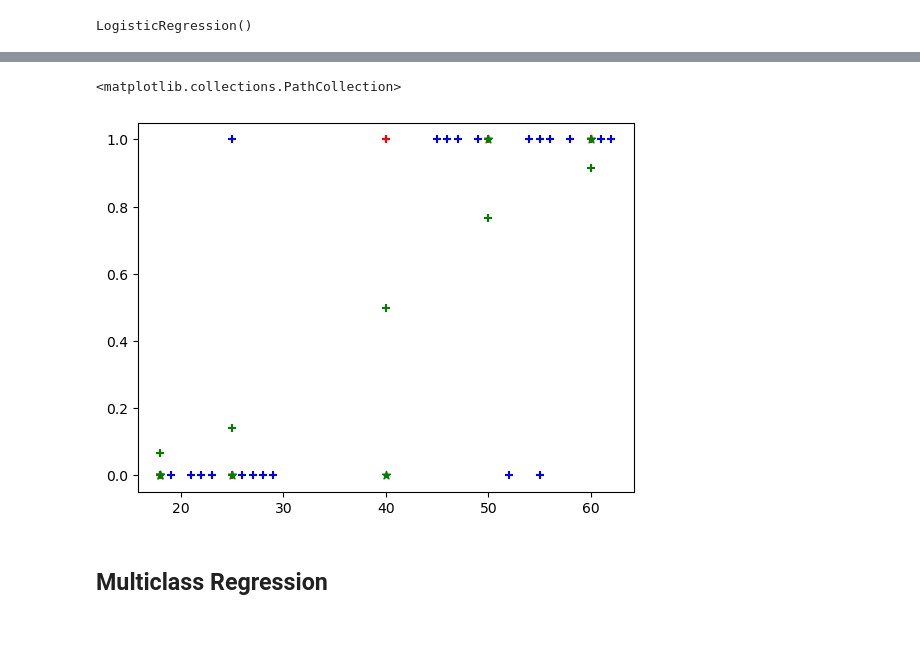
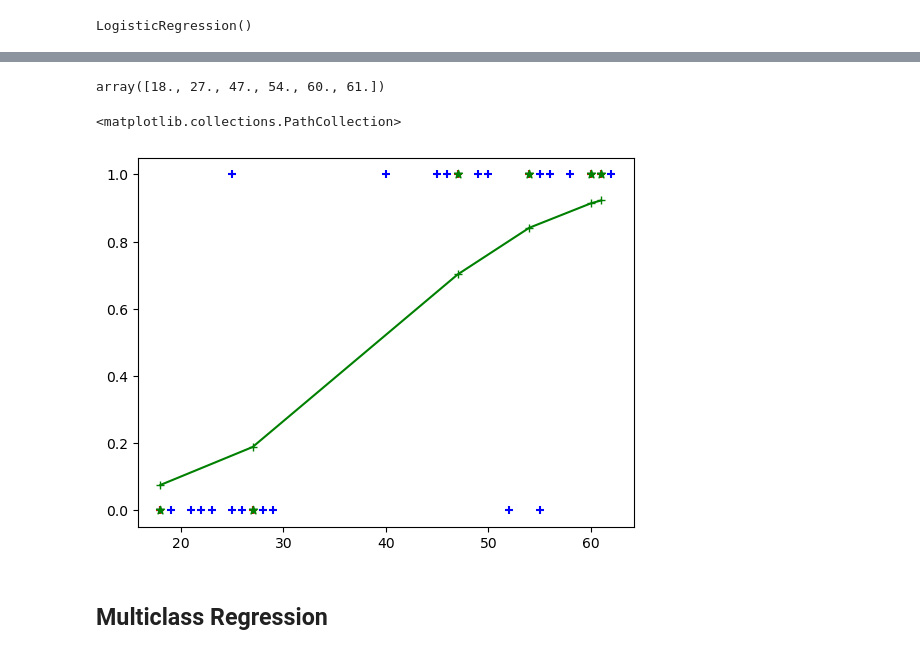
Before and after one commit to bthek1/ML_methods, a Jupyter notebook: nbs/04_LogisticRegression.ipynb, the cells around one changed output, grey strips where cells are left out. Saved outputs shown, nothing was run; the diff lists cells and outputs as text; code cells hidden in the pictures.

```diff
--- a/nbs/04_LogisticRegression.ipynb
+++ b/nbs/04_LogisticRegression.ipynb
@@ -93,0 +92,9 @@ model.score(X_test,y_test)
+# %%
+#|eval: false
+array1 = np.array(X_test)
+
+# Stack the arrays horizontally
+combined_array = np.hstack((array1, y_probability[:,1].reshape(-1, 1)))
+
+print("Combined Array:")
+print(combined_array)
@@ -94,12 +109,18 @@ model.score(X_test,y_test)
+# %%
+#|eval: false
+sorted_array = np.sort(combined_array, 0)
+sorted_array[:,0]
+# %% [output]
+array([18., 27., 47., 54., 60., 61.])
 # %%
 #|eval: false
 plt.scatter(df.age,df.bought_insurance,marker='+',color='blue')
 plt.scatter(X_test,y_test,marker='+',color='red')
-plt.scatter(X_test,y_probability[:,1],marker='+',color='green')
+plt.plot(sorted_array[:,0],sorted_array[:,1],marker='+',color='green')
 plt.scatter(X_test,y_predicted,marker='*',color='green')
 # %% [output]
 <matplotlib.collections.PathCollection>
-[figure, old version]
+[figure, new version]
 # %% [markdown]
 ## Multiclass Regression
 # %%
```
Also changed, not shown: parts of 7 cells of this notebook.
